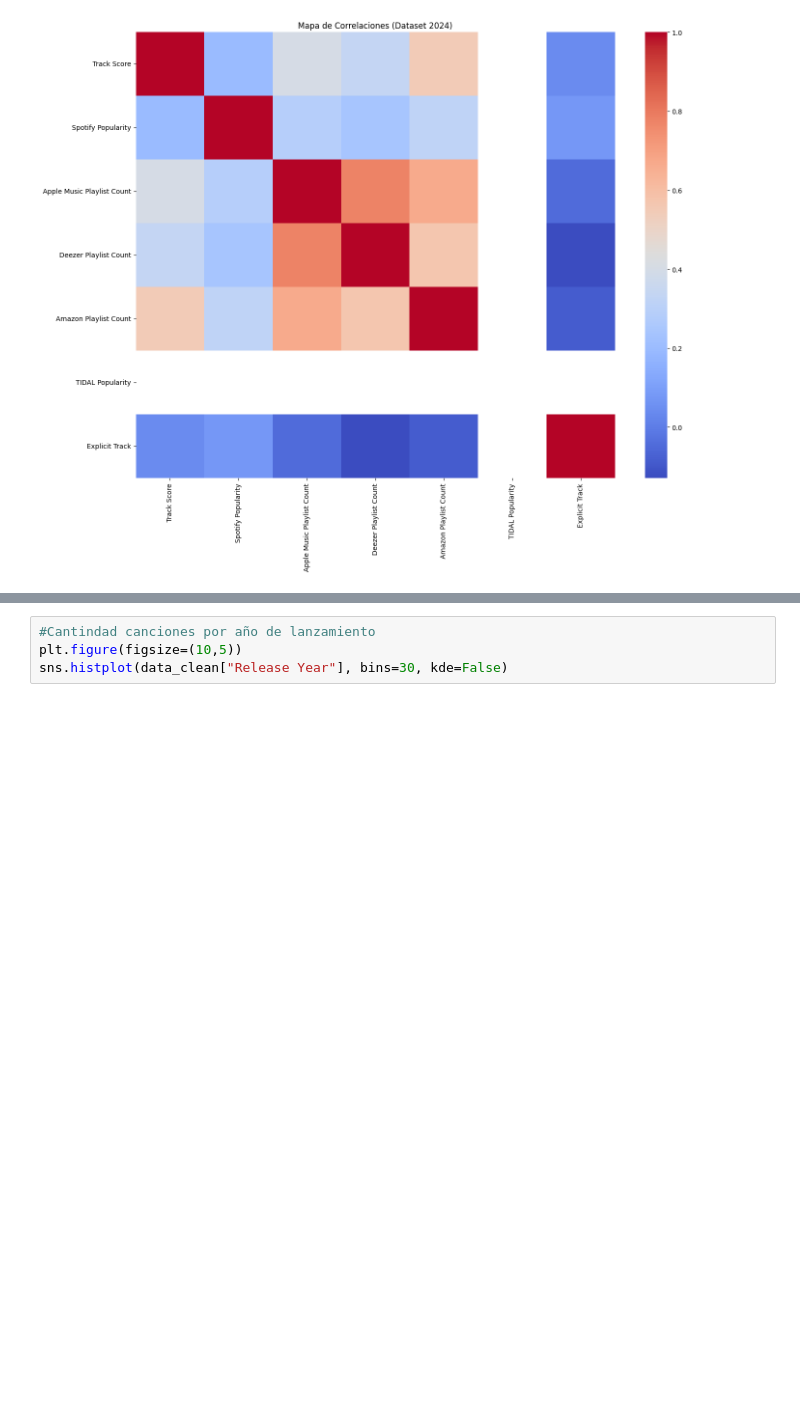
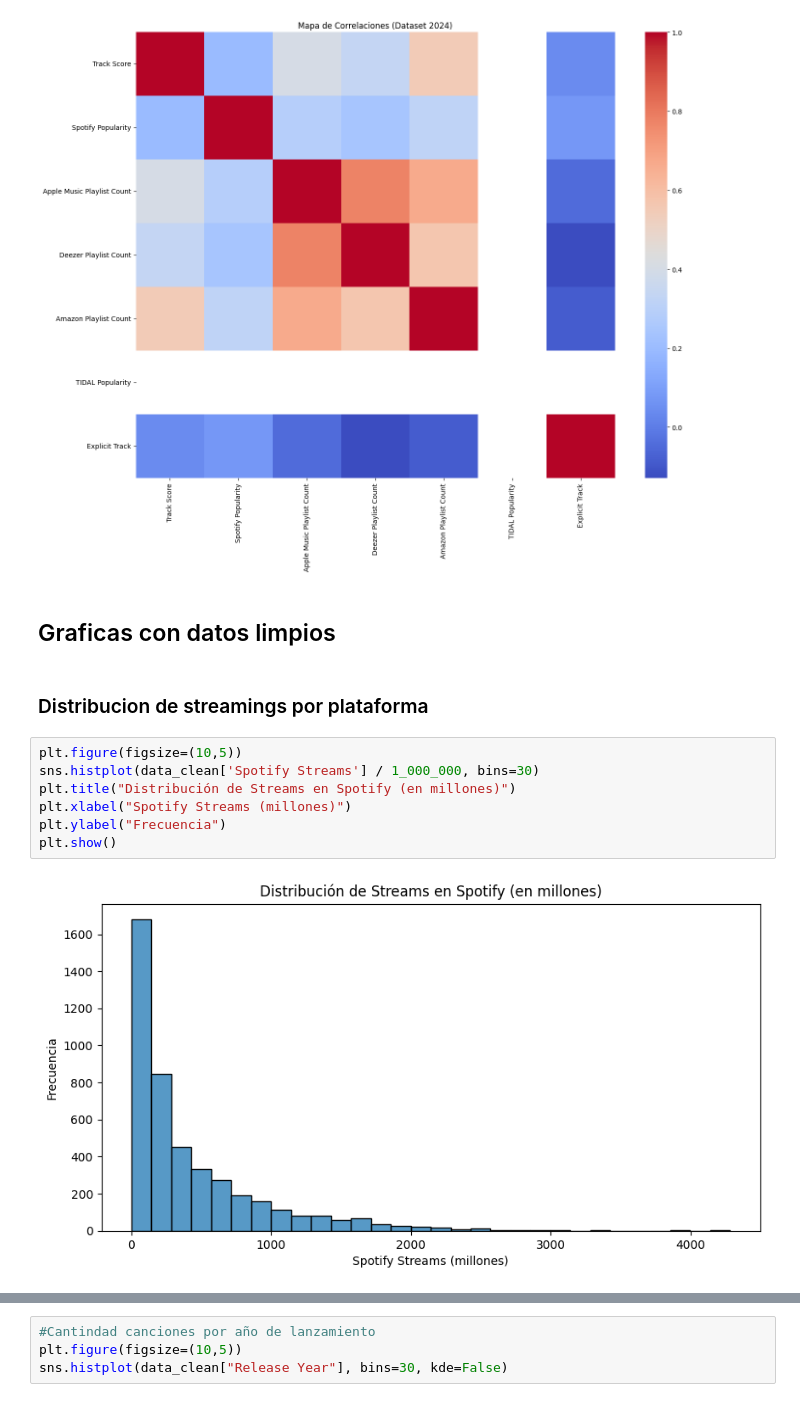
Before and after one commit to PaulaMart57/spotify-prediction, a Jupyter notebook: notebook/Estadistica_descriptiva.ipynb, the cells around one changed output, grey strips where cells are left out. Cells and saved outputs as stored; diff of their text form; blank space fills up the shorter version.

Commit message:
Agregue graficas con datos limpios

```diff
--- a/notebook/Estadistica_descriptiva.ipynb
+++ b/notebook/Estadistica_descriptiva.ipynb
@@ -186,3 +188,16 @@ plt.title("Mapa de Correlaciones (Dataset 2024)")
 plt.show()
 # %% [output]
 [figure]
+# %% [markdown]
+## Graficas con datos limpios
+# %% [markdown]
+### Distribucion de streamings por plataforma
+# %%
+plt.figure(figsize=(10,5))
+sns.histplot(data_clean['Spotify Streams'] / 1_000_000, bins=30)
+plt.title("Distribución de Streams en Spotify (en millones)")
+plt.xlabel("Spotify Streams (millones)")
+plt.ylabel("Frecuencia")
+plt.show()
+# %% [output]
+[figure, added]
```
Also changed, not shown: parts of 10 cells of this notebook.
